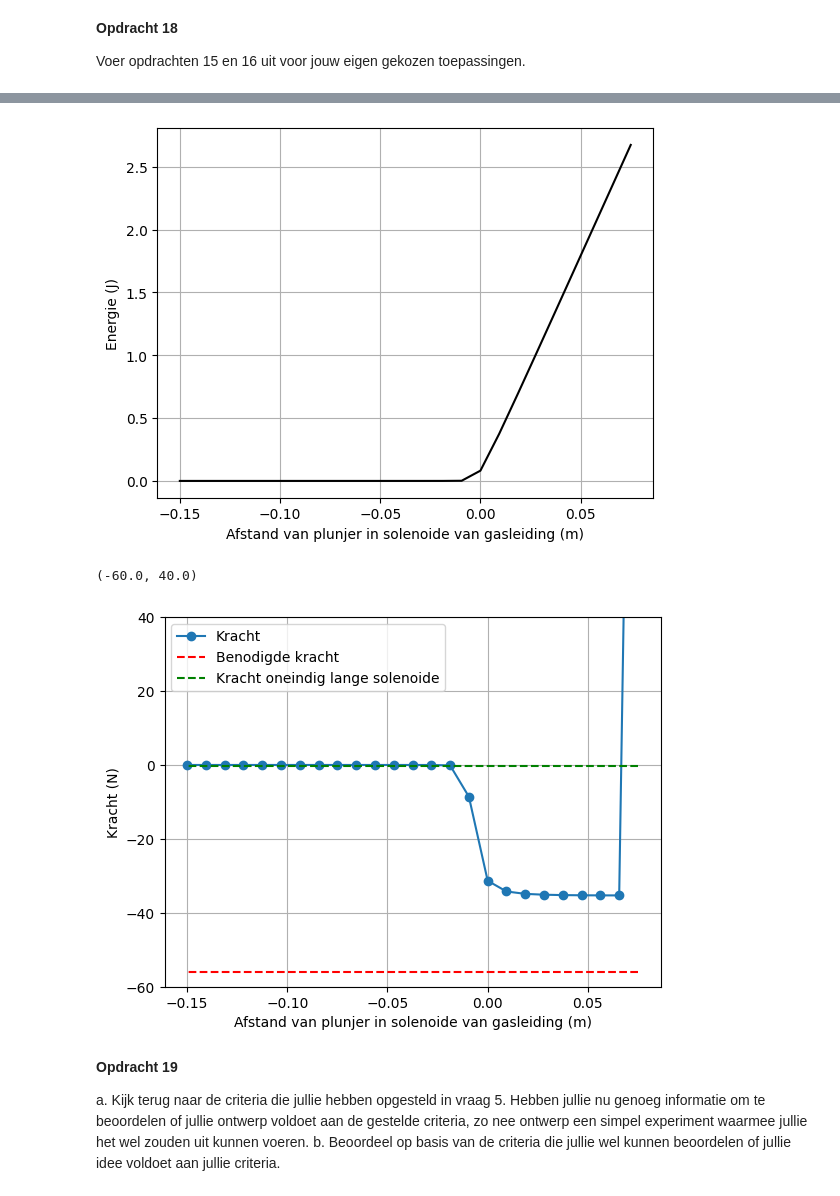
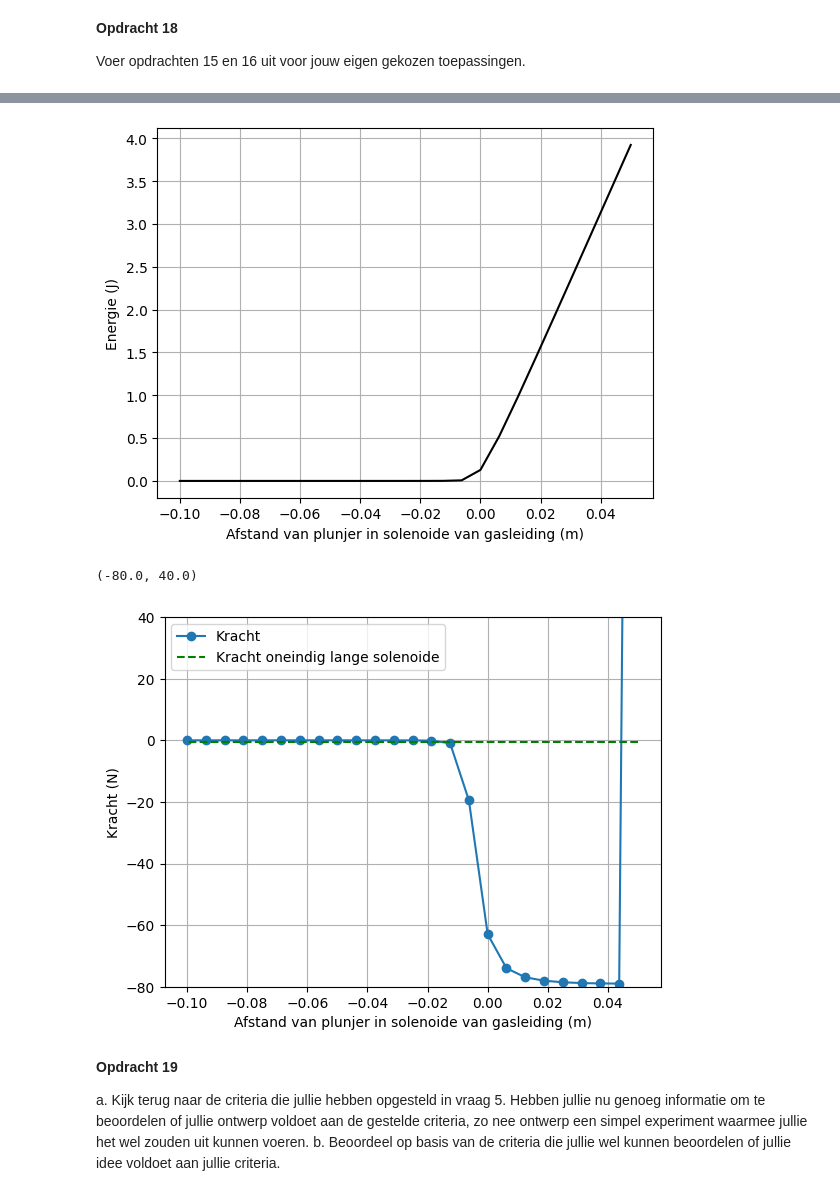
Before and after one commit to sralmulder-hash/opdrachten-DEF-D, a Jupyter notebook: KrachtactuatorOpdracht.ipynb, the cells around one changed output, grey strips where cells are left out. Saved outputs shown, nothing was run; the diff lists cells and outputs as text; code cells hidden in the pictures.

```diff
--- a/KrachtactuatorOpdracht.ipynb
+++ b/KrachtactuatorOpdracht.ipynb
@@ -274,15 +274,15 @@ Maak voor elke actuator een keuze voor de lengte van de spoel, de straal van de
 # automatische deur
 L_s_d = 0.1  #m
 R_s_d = 0.01 #m
-L_d_d = 8 #6.28 m
+L_d_d = 8    #m
 # Raam opener:
-L_s_r = 0.15  #m
+L_s_r = 0.1  #m
 R_s_r = 0.005 #m
-L_d_r = 8  # 6.28 m
+L_d_r = 8     #m
 # Deur slot:
 L_s_ds = 0.1   #m
 R_s_ds = 0.01  #m
-L_d_ds = L_d_d #6.28 m
+L_d_ds = 8     #m
 # %% [markdown]
 Bovenstaande analytische berekening is een goede start voor het ontwerp en geeft aan welke parameters je kan optimaliseren. Echter in een echte solenoide zullen er allerlei niet ideale effecten een rol spelen. Zo zal het veld in de solenoide niet constant zijn (het is geen oneindig lange solenoide) en zijn er randvelden aan de uiteinden van de solenoide. We zullen nu de kracht-afstand relatie van de solenoide krachtactuator uitrekenen. Deze kan dan verder geoptimaliseerd worden om de kracht-uitwijking relatie zo lineair mogelijk te maken.
 # %% [markdown]
@@ -595,7 +595,7 @@ l_draad = L_d_r   # lengte draad : 8 m
 r_sol = R_s_r     # straal solenoide : 0.005 m
 L_sol = L_s_r     # lengte solenoide : 0.15 m
 N_wikkelingen = (l_draad/(2*np.pi*r_sol))# Aantal wikkeling
-I= 0.4 #400 mA van arduino
+I= 0.4 #400 mA
 
 spoed=N_wikkelingen/L_sol
 stappen=1000
@@ -649,8 +649,7 @@ force_numerical=-np.diff(Wz, n=1, append=[0])/(z_ax[1] - z_ax[0]) # Kracht uitre
 
 # Plotting the results
 plt.plot(L_sol/2 - z_ax, np.flipud(force_numerical), '-o', label='Kracht')
-plt.plot(L_sol/2 - z_ax, (-56)*np.ones(n_ax), '--r', label='Benodigde kracht')
 plt.plot(L_sol/2 - z_ax, force_analytical*np.ones(n_ax), '--g', label='Kracht oneindig lange solenoide')
 plt.xlabel('Afstand van plunjer in solenoide van gasleiding (m)'), plt.ylabel('Kracht (N)'), plt.grid(), plt.legend()
-plt.ylim([-60, 40])
+plt.ylim([-80, 40])
 # %% [output]
@@ -658,6 +657,6 @@ plt.ylim([-60, 40])
-[figure, old version]
+[figure, new version]
-(-60.0, 40.0)
+(-80.0, 40.0)
-[figure, old version]
+[figure, new version]
 # %% [markdown]
 **Opdracht 19**
 
```
Also changed, not shown: parts of 5 cells of this notebook.
